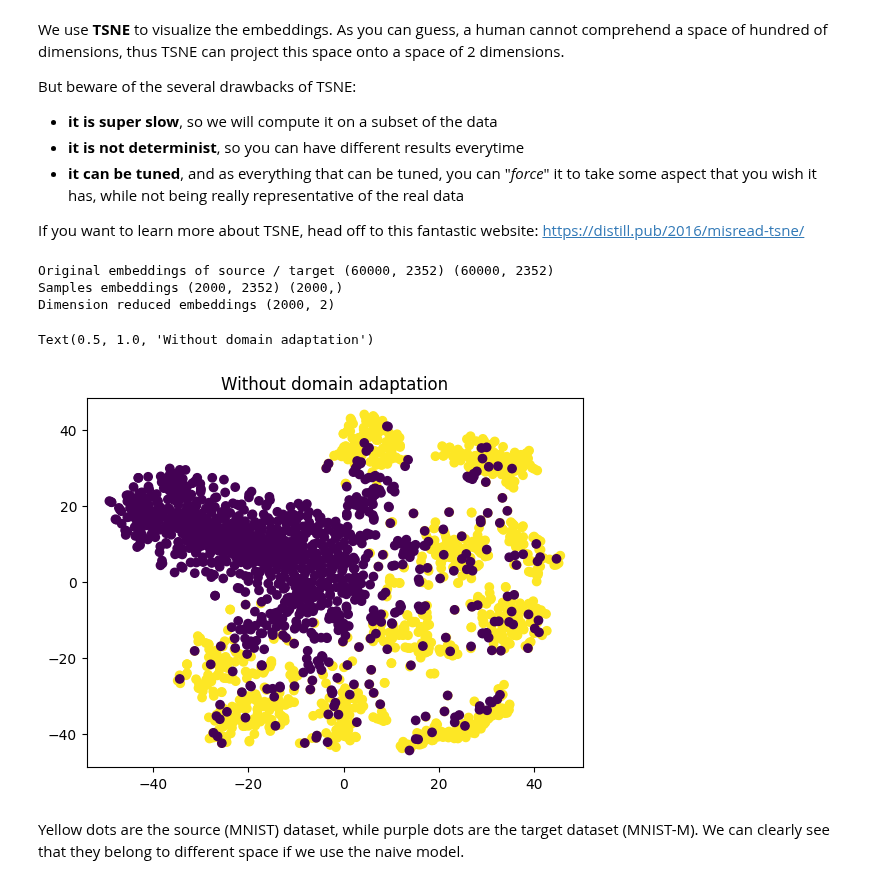
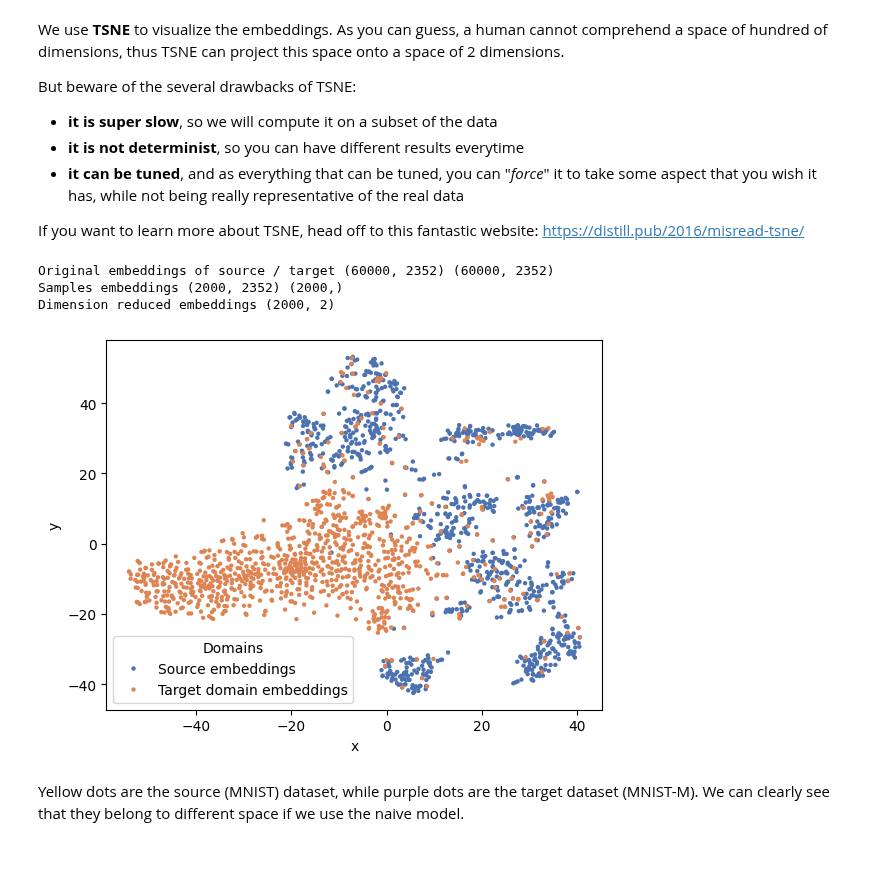
Before and after one commit to CharlesAttend/M2-DAC, a Jupyter notebook: RDFIA/TME/Section2/2c/2_c_Domain_Adaptation.ipynb, the cells around one changed output. Saved outputs shown, nothing was run; the diff lists cells and outputs as text; code cells hidden in the pictures; blank space fills up the shorter version.

```diff
--- a/RDFIA/TME/Section2/2c/2_c_Domain_Adaptation.ipynb
+++ b/RDFIA/TME/Section2/2c/2_c_Domain_Adaptation.ipynb
@@ -499,6 +486,19 @@ If you want to learn more about TSNE, head off to this fantastic website: https:
 from sklearn.manifold import TSNE
 import seaborn as sns
 import pandas as pd
+# %%
+def plot_t_sne(emb_2d, domains, title=None, save_name=None):
+    # plt.scatter(emb_2d[:, 0], emb_2d[:, 1], c=domains)
+    df = pd.DataFrame({
+        "x": emb_2d[:,0],
+        "y": emb_2d[:, 1],
+        "Domains": np.where(domains, "Source embeddings", "Target domain embeddings")
+    })
+    sns.scatterplot(data=df, x="x", y="y", hue="Domains", palette="deep", linewidth=0, s=10)
+    if title:
+        plt.gca().set_title(title)
+    if save_name:
+        plt.savefig(save_name)
 # %%
 source_emb = extract_emb(naive_net, source_train_loader)
 target_emb = extract_emb(naive_net, target_train_loader)
@@ -516,21 +516,14 @@ tsne = TSNE(n_components=2)
 
 emb_2d = tsne.fit_transform(emb)
 print("Dimension reduced embeddings", emb_2d.shape)
-
-# plt.scatter(emb_2d[:, 0], emb_2d[:, 1], c=domains)
-df = pd.DataFrame({
-    "x": emb_2d[:,0],
-    "y": emb_2d[:, 1],
-    "Domains": np.where(domains, "Source embeddings", "Target domain embeddings")
-})
-sns.scatterplot(data=df, x="x", y="y", hue="Domains", palette="deep")
-plt.gca().set_title("Without domain adaptation")
 # %% [output]
 Original embeddings of source / target (60000, 2352) (60000, 2352)
 Samples embeddings (2000, 2352) (2000,)
 Dimension reduced embeddings (2000, 2)
-Text(0.5, 1.0, 'Without domain adaptation')
-[figure, removed]
+# %%
+plot_t_sne(emb_2d, domains, save_name="t-SNE_without_domain_adaptation.pdf") # title in latex
+# %% [output]
+[figure, added]
 # %% [markdown]
 Yellow dots are the source (MNIST) dataset, while purple dots are the target dataset (MNIST-M). We can clearly see that they belong to different space if we use the naive model.
 # %%
```
Also changed, not shown: parts of 8 cells of this notebook, 2 other files.
